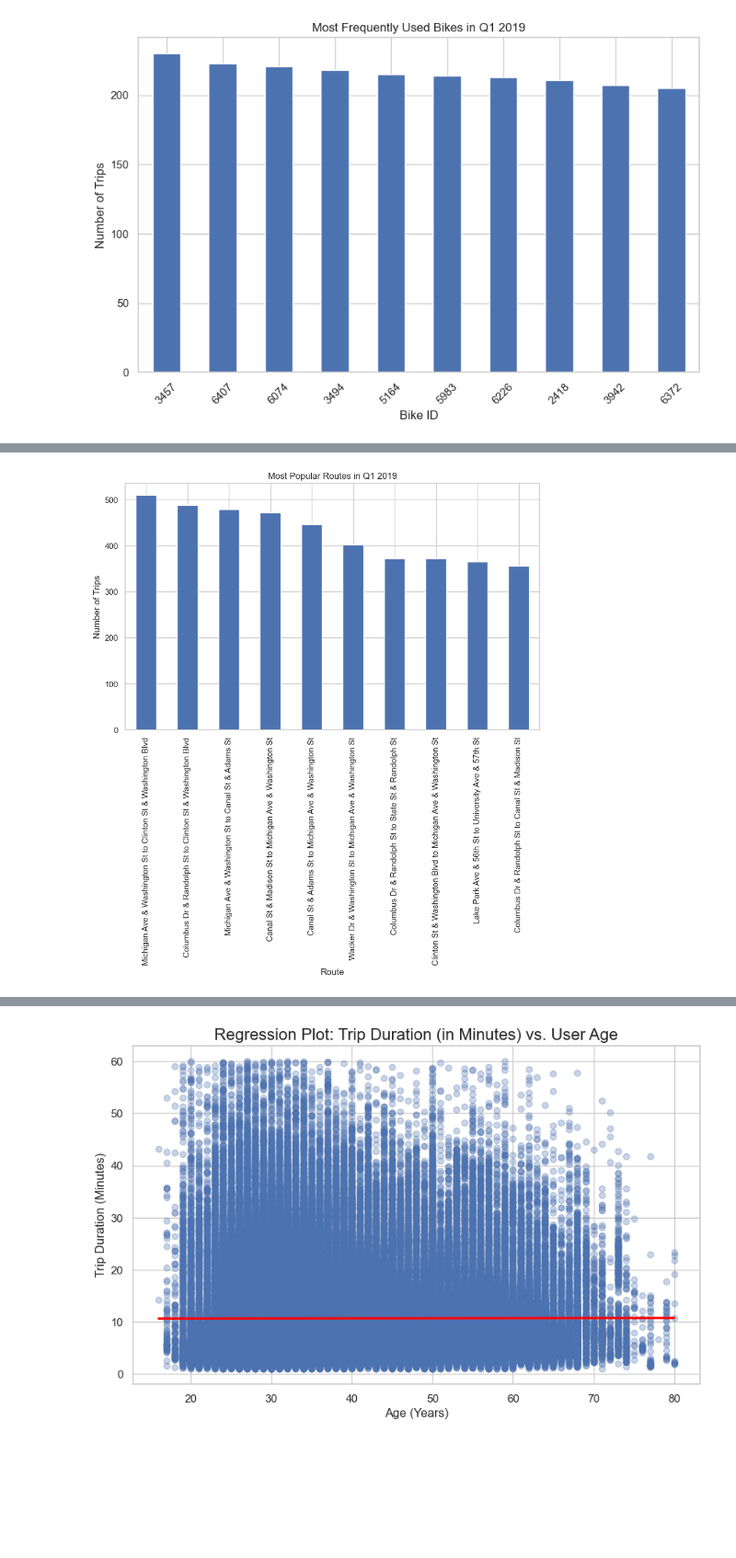
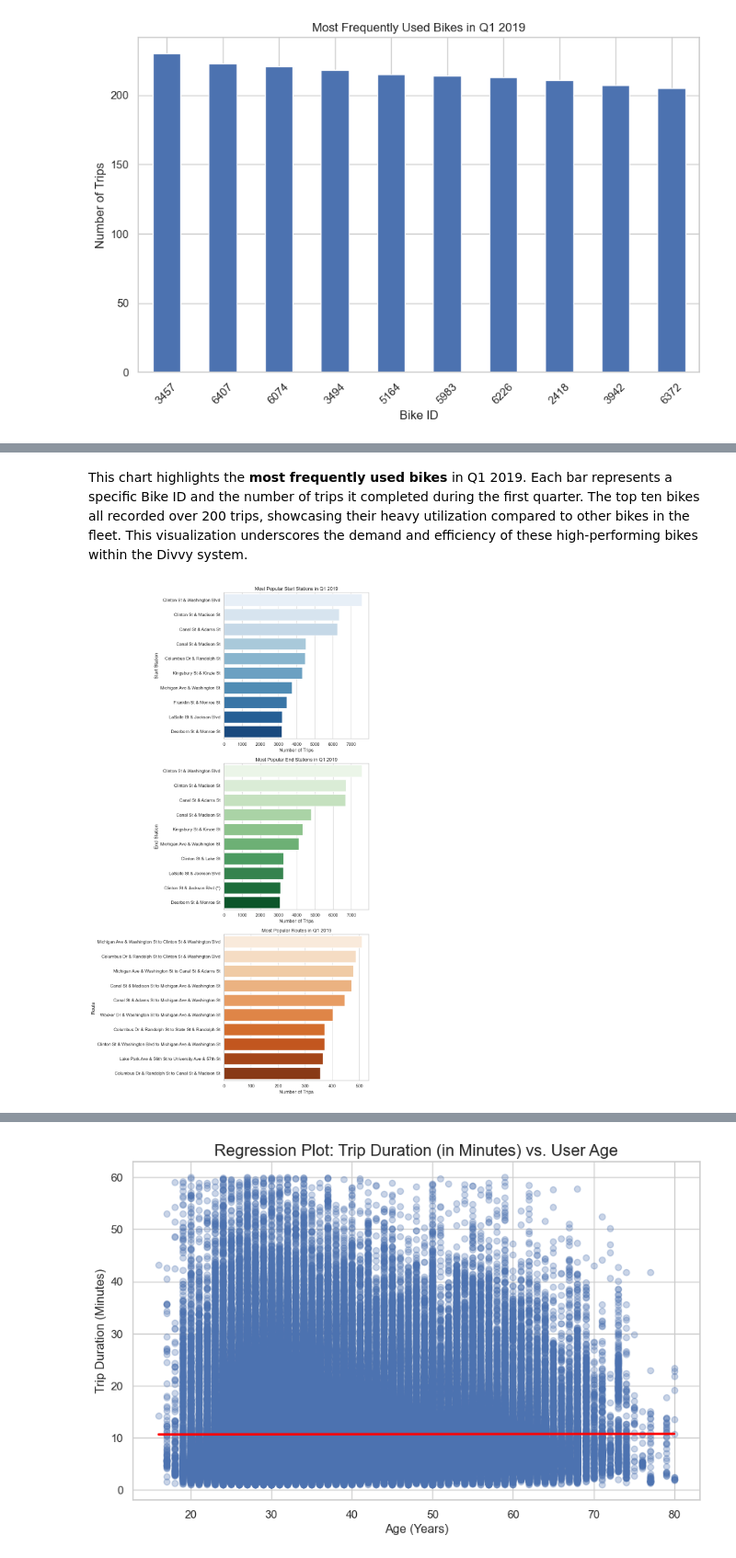
Before and after one commit to Galal-Abdelaziz/PFDA-project, a Jupyter notebook: project.ipynb, the cells around one changed output, grey strips where cells are left out. Shown at 92% size. Saved outputs shown, nothing was run; the diff lists cells and outputs as text; code cells hidden in the pictures; blank space fills up the shorter version.

Commit message:
merged plots

```diff
--- a/project.ipynb
+++ b/project.ipynb
@@ -365,13 +341,31 @@ plt.show()
-# %%
-df['route'] = df['from_station_name'] + ' to ' + df['to_station_name']
-
-popular_routes = df['route'].value_counts().head(10)
-
-plt.figure(figsize=(10, 6))
-popular_routes.plot(kind='bar')
-plt.title('Most Popular Routes in Q1 2019')
-plt.xlabel('Route')
-plt.ylabel('Number of Trips')
-plt.show()
-# %% [output]
-[figure, removed]
+# %% [markdown]
+This chart highlights the **most frequently used bikes** in Q1 2019. Each bar represents a specific Bike ID and the number of trips it completed during the first quarter. The top ten bikes all recorded over 200 trips, showcasing their heavy utilization compared to other bikes in the fleet. This visualization underscores the demand and efficiency of these high-performing bikes within the Divvy system.
+# %%
+fig, axes = plt.subplots(3, 1, figsize=(10, 18))
+
+# Most Popular Start Stations
+popular_start_stations = df['from_station_name'].value_counts().head(10)
+sns.barplot(ax=axes[0], x=popular_start_stations.values, y=popular_start_stations.index, palette='Blues')
+axes[0].set_title('Most Popular Start Stations in Q1 2019')
+axes[0].set_xlabel('Number of Trips')
+axes[0].set_ylabel('Start Station')
+
+# Most Popular End Stations
+popular_end_stations = df['to_station_name'].value_counts().head(10)
+sns.barplot(ax=axes[1], x=popular_end_stations.values, y=popular_end_stations.index, palette='Greens')
+axes[1].set_title('Most Popular End Stations in Q1 2019')
+axes[1].set_xlabel('Number of Trips')
+axes[1].set_ylabel('End Station')
+
+# Most Popular Routes
+df['route'] = df['from_station_name'] + ' to ' + df['to_station_name']
+popular_routes = df['route'].value_counts().head(10)
+sns.barplot(ax=axes[2], x=popular_routes.values, y=popular_routes.index, palette='Oranges')
+axes[2].set_title('Most Popular Routes in Q1 2019')
+axes[2].set_xlabel('Number of Trips')
+axes[2].set_ylabel('Route')
+
+plt.tight_layout()
+plt.show()
+# %% [output]
+[figure, added]
```
Also changed, not shown: parts of 3 cells of this notebook.
